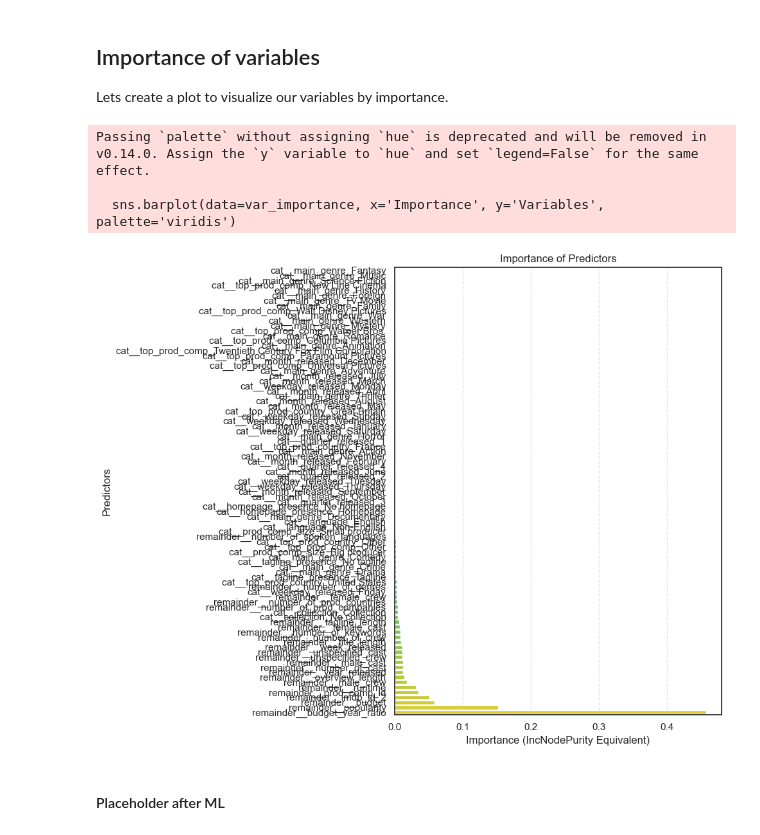
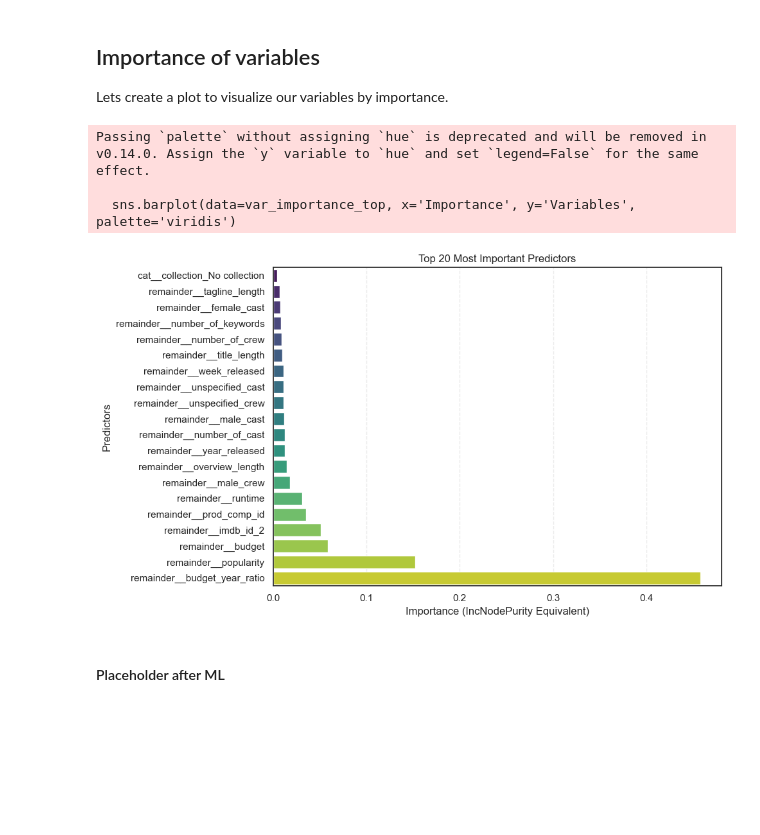
Before and after one commit to ES-Abdellatif/box-office-predictions, a Jupyter notebook: BoxOffice_Predictions_PyDraft.ipynb, the cells around one changed output. Saved outputs shown, nothing was run; the diff lists cells and outputs as text; code cells hidden in the pictures; blank space fills up the shorter version.

Commit message:
Fixing Variable importance plot to only keep top 20 variables

```diff
--- a/BoxOffice_Predictions_PyDraft.ipynb
+++ b/BoxOffice_Predictions_PyDraft.ipynb
@@ -1714,28 +1714,31 @@ Lets create a plot to visualize our variables by importance.
 # %%
 # Step 1: Extract feature importances from trained Random Forest model
 rf = rf_model.named_steps['randomforestregressor']
 feature_names = rf_model.named_steps['columntransformer'].get_feature_names_out()
 
 # Step 2: Create DataFrame for importance
 var_importance = pd.DataFrame({
     'Variables': feature_names,
     'Importance': rf.feature_importances_
 }).sort_values(by='Importance', ascending=True)
 
-# Step 3: Plot variable importance
-plt.figure(figsize=(10, 8))
-sns.barplot(data=var_importance, x='Importance', y='Variables', palette='viridis')
+# Sort and select top 20 features
+top_n = 20
+var_importance_top = var_importance.tail(top_n)
 
-plt.title('Importance of Predictors')
+# Plot
+plt.figure(figsize=(10, 6))
+sns.barplot(data=var_importance_top, x='Importance', y='Variables', palette='viridis')
+plt.title('Top 20 Most Important Predictors')
 plt.xlabel('Importance (IncNodePurity Equivalent)')
 plt.ylabel('Predictors')
-plt.grid(True, axis='x', linestyle='--', alpha=0.5)
 plt.tight_layout()
+plt.grid(True, axis='x', linestyle='--', alpha=0.4)
 plt.show()
 # %% [output]
 Passing `palette` without assigning `hue` is deprecated and will be removed in v0.14.0. Assign the `y` variable to `hue` and set `legend=False` for the same effect.
 
-  sns.barplot(data=var_importance, x='Importance', y='Variables', palette='viridis')
+  sns.barplot(data=var_importance_top, x='Importance', y='Variables', palette='viridis')
-[figure, old version]
+[figure, new version]
 # %% [markdown]
 #### Placeholder after ML
```
